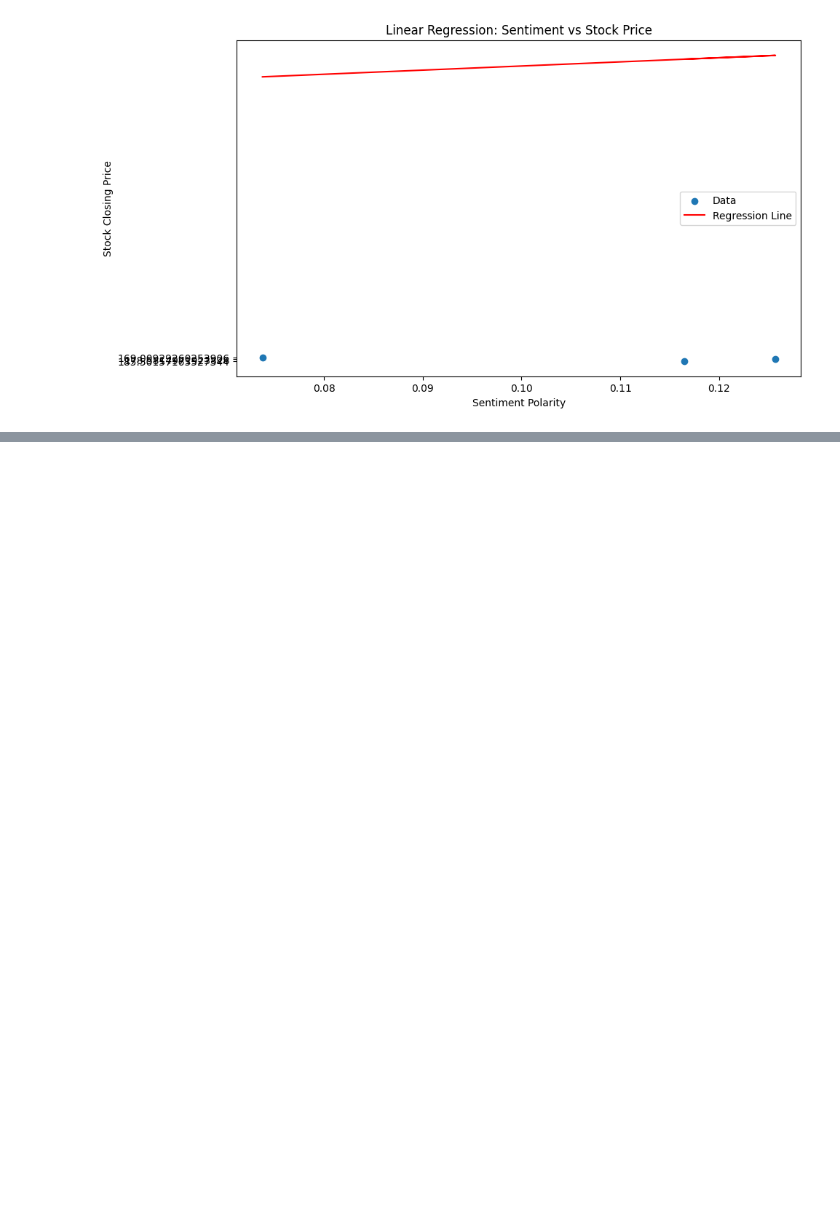
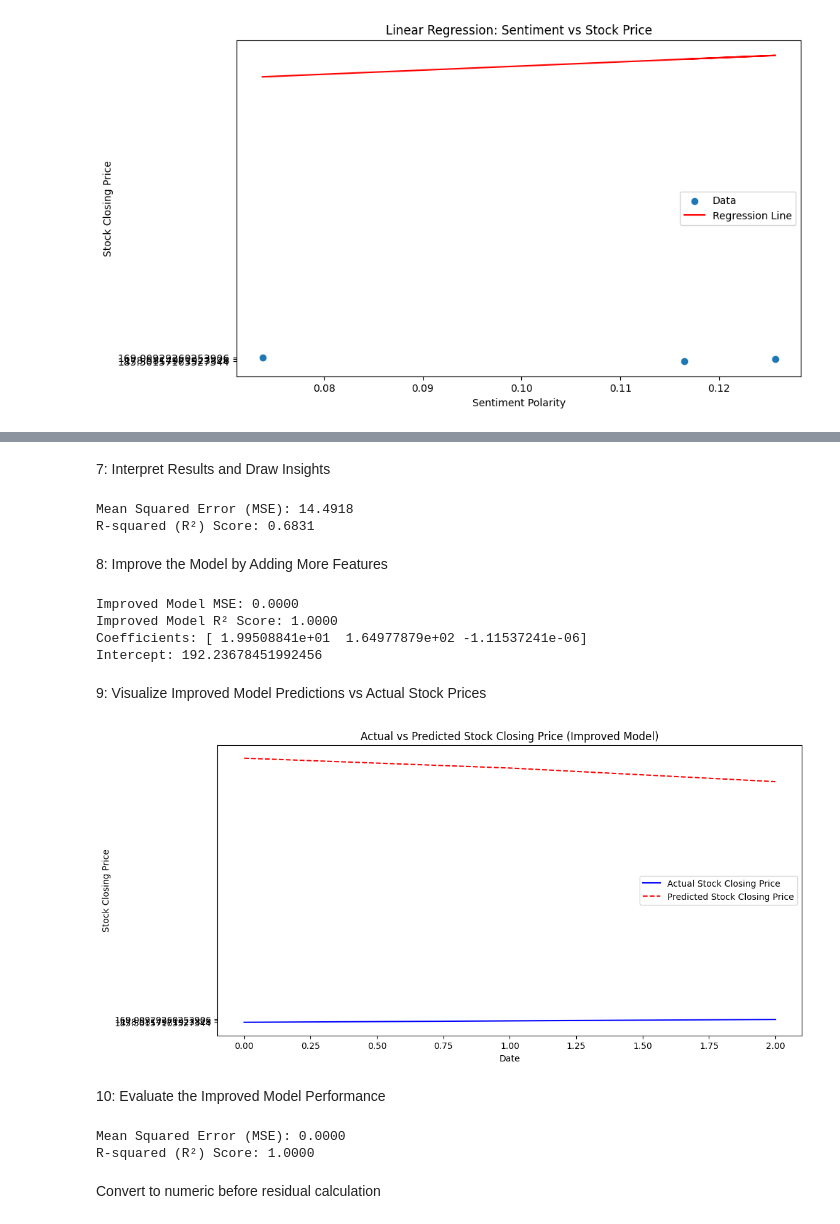
Before and after one commit to Balbir89/Balbir89, a Jupyter notebook: stock_sentiment_analysis.ipynb, the cells around one changed output, grey strips where cells are left out. Cells and saved outputs as stored; diff of their text form; code cells hidden in the pictures; blank space fills up the shorter version.

```diff
--- a/stock_sentiment_analysis.ipynb
+++ b/stock_sentiment_analysis.ipynb
@@ -549,0 +592,74 @@ Intercept: 151.6710377473928
+# %% [markdown]
+7: Interpret Results and Draw Insights
+# %%
+from sklearn.metrics import mean_squared_error, r2_score
+
+# Predict stock prices using the model
+y_pred = model.predict(X)
+
+# Calculate Mean Squared Error and R-squared score
+mse = mean_squared_error(y, y_pred)
+r2 = r2_score(y, y_pred)
+
+print(f"Mean Squared Error (MSE): {mse:.4f}")
+print(f"R-squared (R²) Score: {r2:.4f}")
+
+# Interpretation hints:
+# - MSE: Lower means better fit
+# - R²: Closer to 1 means model explains more variance in stock prices
+# %% [output]
+Mean Squared Error (MSE): 14.4918
+R-squared (R²) Score: 0.6831
+# %% [markdown]
+ 8: Improve the Model by Adding More Features
+# %%
+# Add subjectivity and stock volume as additional features
+X_improved = combined_df[['polarity', 'subjectivity', 'Volume']].dropna()
+y_improved = combined_df.loc[X_improved.index, 'Close']
+
+# Fit the improved model
+model_improved = LinearRegression()
+model_improved.fit(X_improved, y_improved)
+
+# Predict and evaluate
+y_pred_improved = model_improved.predict(X_improved)
+mse_improved = mean_squared_error(y_improved, y_pred_improved)
+r2_improved = r2_score(y_improved, y_pred_improved)
+
+print(f"Improved Model MSE: {mse_improved:.4f}")
+print(f"Improved Model R² Score: {r2_improved:.4f}")
+print(f"Coefficients: {model_improved.coef_}")
+print(f"Intercept: {model_improved.intercept_}")
+# %% [output]
+Improved Model MSE: 0.0000
+Improved Model R² Score: 1.0000
+Coefficients: [ 1.99508841e+01  1.64977879e+02 -1.11537241e-06]
+Intercept: 192.23678451992456
+# %% [markdown]
+9: Visualize Improved Model Predictions vs Actual Stock Prices
+# %%
+import matplotlib.pyplot as plt
+
+plt.figure(figsize=(12,6))
+plt.plot(y_improved.index, y_improved, label='Actual Stock Closing Price', color='blue')
+plt.plot(y_improved.index, y_pred_improved, label='Predicted Stock Closing Price', color='red', linestyle='--')
+plt.title('Actual vs Predicted Stock Closing Price (Improved Model)')
+plt.xlabel('Date')
+plt.ylabel('Stock Closing Price')
+plt.legend()
+plt.show()
+# %% [output]
+[figure, added]
+# %% [markdown]
+10: Evaluate the Improved Model Performance
+# %%
+from sklearn.metrics import mean_squared_error, r2_score
+
+mse = mean_squared_error(y_improved, y_pred_improved)
+r2 = r2_score(y_improved, y_pred_improved)
+
+print(f"Mean Squared Error (MSE): {mse:.4f}")
+print(f"R-squared (R²) Score: {r2:.4f}")
+# %% [output]
+Mean Squared Error (MSE): 0.0000
+R-squared (R²) Score: 1.0000
@@ -549,0 +680,2 @@ Intercept: 151.6710377473928
+# %% [markdown]
+Convert to numeric before residual calculation
```
Also changed, not shown: parts of 15 cells of this notebook.
